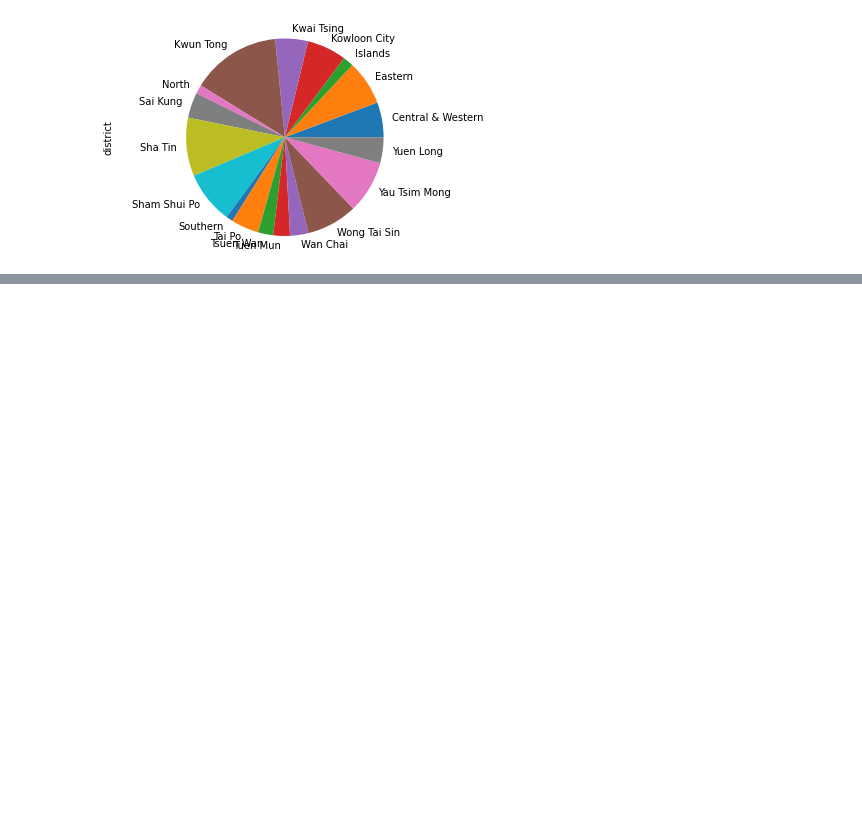
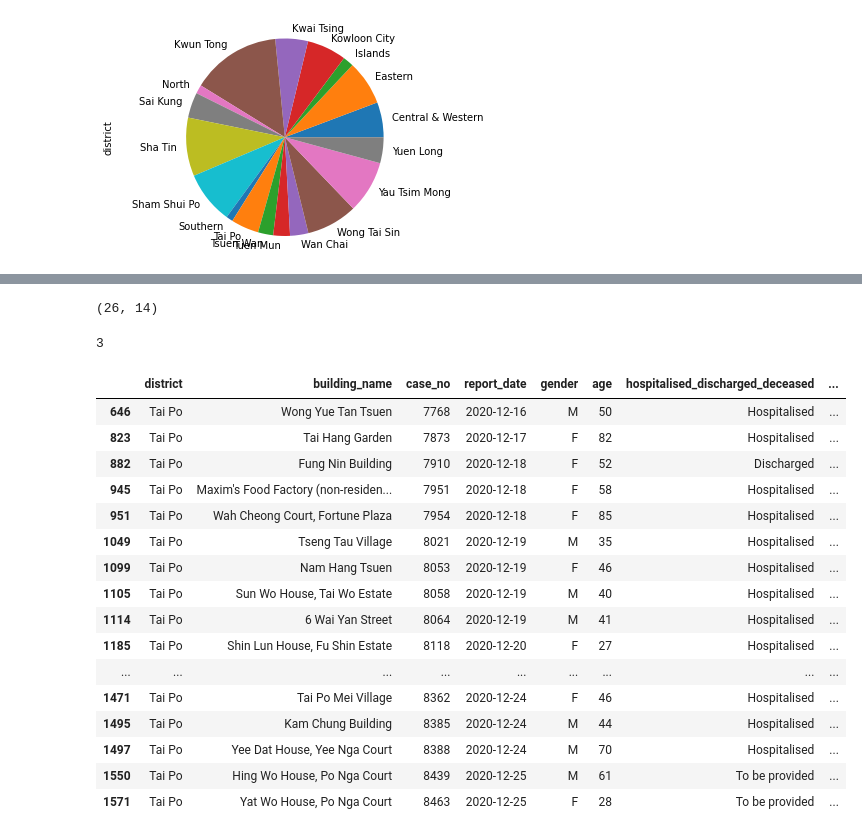
Before and after one commit to easonlai/covid19_hk_analysis, a Jupyter notebook: covid19-hk-analysis.ipynb, the cells around one changed output, grey strips where cells are left out. Saved outputs shown, nothing was run; the diff lists cells and outputs as text; code cells hidden in the pictures; blank space fills up the shorter version.

```diff
--- a/covid19-hk-analysis.ipynb
+++ b/covid19-hk-analysis.ipynb
@@ -558,0 +737,35 @@ plt.show()
+# %%
+# Check shape of new created dataframe, 26 rows & 14 columns.
+tai_po_14.shape
+# %% [output]
+(26, 14)
+# %%
+# By quick eyeball checking, there are duplicate number in case_no column. By check, there are 3 duplicate
+# pair. But interesting, these duplicate records are under different building name.
+len(tai_po_14['case_no'])-len(tai_po_14['case_no'].drop_duplicates())
+# %% [output]
+3
+# %%
+# Select necessary columns for analysis.
+tai_po_15_unique_a = tai_po_15_unique[['district','building_name','case_no','report_date','gender','age',
+                                       'hospitalised_discharged_deceased','hk_nonhk_resident',
+                                       'case_classification','confirmed_probable']]
+tai_po_15_unique_a
+# %% [output]
+|  | district | building_name | case_no | report_date | gender | age | hospitalised_discharged_deceased | ... |
+| 646 | Tai Po | Wong Yue Tan Tsuen | 7768 | 2020-12-16 | M | 50 | Hospitalised | ... |
+| 823 | Tai Po | Tai Hang Garden | 7873 | 2020-12-17 | F | 82 | Hospitalised | ... |
+| 882 | Tai Po | Fung Nin Building | 7910 | 2020-12-18 | F | 52 | Discharged | ... |
+| 945 | Tai Po | Maxim's Food Factory (non-residen... | 7951 | 2020-12-18 | F | 58 | Hospitalised | ... |
+| 951 | Tai Po | Wah Cheong Court, Fortune Plaza | 7954 | 2020-12-18 | F | 85 | Hospitalised | ... |
+| 1049 | Tai Po | Tseng Tau Village | 8021 | 2020-12-19 | M | 35 | Hospitalised | ... |
+| 1099 | Tai Po | Nam Hang Tsuen | 8053 | 2020-12-19 | F | 46 | Hospitalised | ... |
+| 1105 | Tai Po | Sun Wo House, Tai Wo Estate | 8058 | 2020-12-19 | M | 40 | Hospitalised | ... |
+| 1114 | Tai Po | 6 Wai Yan Street | 8064 | 2020-12-19 | M | 41 | Hospitalised | ... |
+| 1185 | Tai Po | Shin Lun House, Fu Shin Estate | 8118 | 2020-12-20 | F | 27 | Hospitalised | ... |
+| ... | ... | ... | ... | ... | ... | ... | ... | ... |
+| 1471 | Tai Po | Tai Po Mei Village | 8362 | 2020-12-24 | F | 46 | Hospitalised | ... |
+| 1495 | Tai Po | Kam Chung Building | 8385 | 2020-12-24 | M | 44 | Hospitalised | ... |
+| 1497 | Tai Po | Yee Dat House, Yee Nga Court | 8388 | 2020-12-24 | M | 70 | Hospitalised | ... |
+| 1550 | Tai Po | Hing Wo House, Po Nga Court | 8439 | 2020-12-25 | M | 61 | To be provided | ... |
+| 1571 | Tai Po | Yat Wo House, Po Nga Court | 8463 | 2020-12-25 | F | 28 | To be provided | ... |
```
Also changed, not shown: parts of 20 cells of this notebook.
